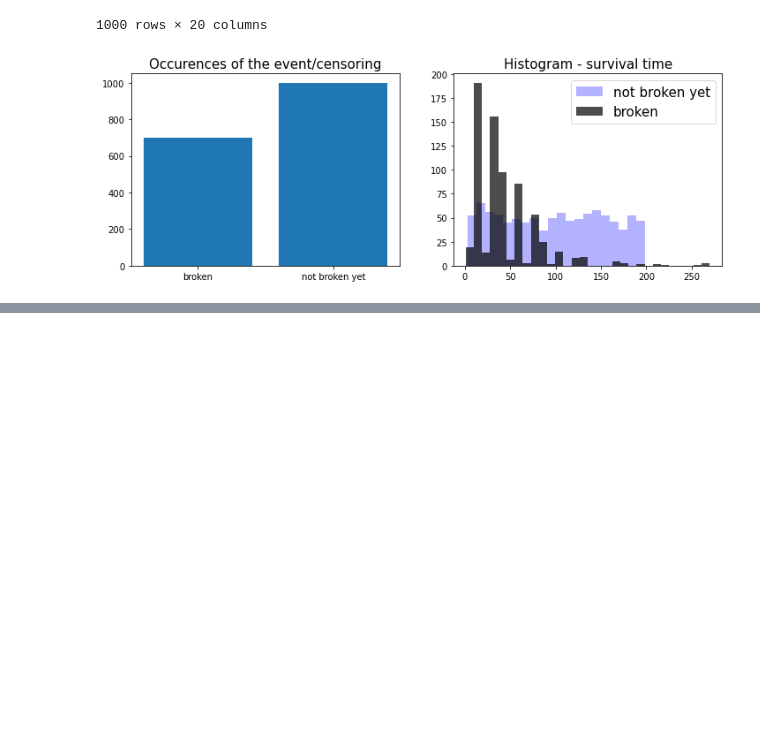
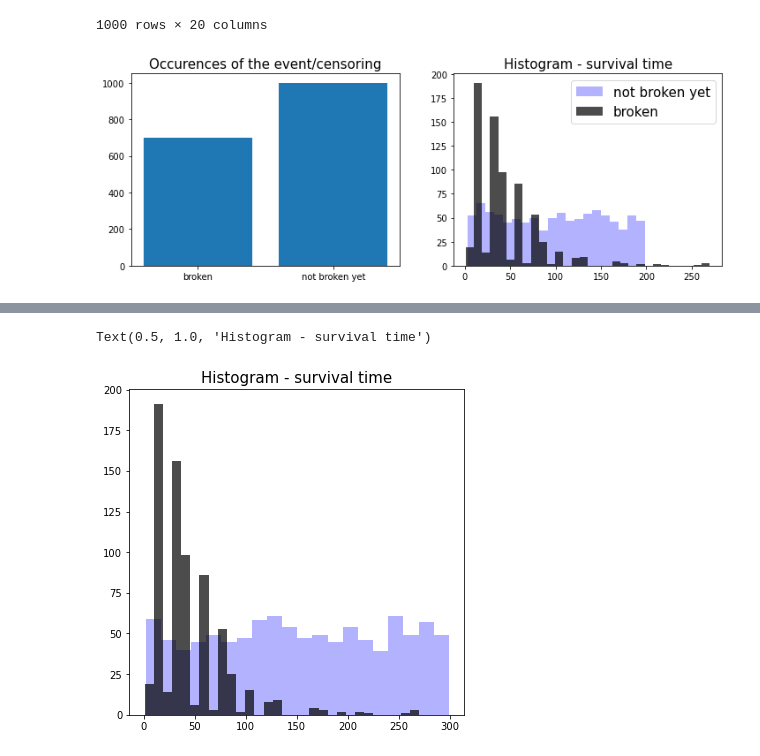
Before and after one commit to kokikwbt/predictive-maintenance, a Jupyter notebook: datasets/mapm/view_data.ipynb, the cells around one changed output, grey strips where cells are left out. Saved outputs shown, nothing was run; the diff lists cells and outputs as text; code cells hidden in the pictures; blank space fills up the shorter version.

```diff
--- a/datasets/mapm/view_data.ipynb
+++ b/datasets/mapm/view_data.ipynb
@@ -254,0 +264,14 @@ data.head(10)
+# %%
+fig, ax = plt.subplots(figsize=(6, 6))
+
+# Showing the histogram of the survival times for the censoring
+time_0 = data.loc[ data['broken'] == 0, 'lifetime']
+ax.hist(time_0, bins=20, alpha=0.3, color='blue', label = 'not broken yet')
+
+# Showing the histogram of the survival times for the events
+time_1 = data.loc[ data['broken'] == 1, 'lifetime']
+ax.hist(time_1, bins=30, alpha=0.7, color='black', label = 'broken')
+ax.set_title( 'Histogram - survival time', fontsize=15)
+# %% [output]
+Text(0.5, 1.0, 'Histogram - survival time')
+[figure, added]
```
Also changed, not shown: parts of 2 cells of this notebook, 9 other files.
